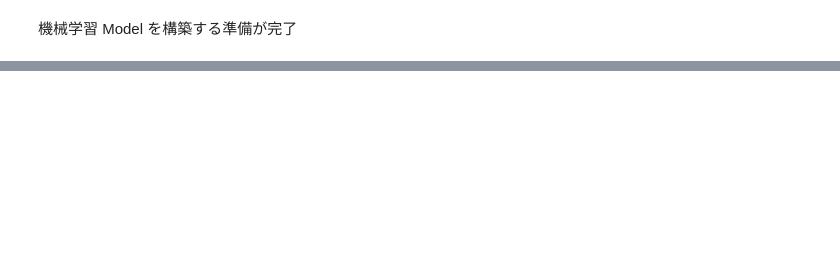
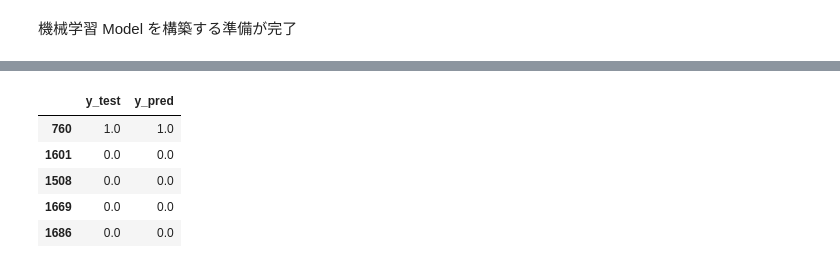
Before and after one commit to 1024xx4/data_analysis_100_knock, a Jupyter notebook: predict_withdrawal.ipynb, the cells around one changed output, grey strips where cells are left out. Drawn from its saved outputs; the diff is of its cells as text; code cells hidden in the pictures; blank space fills up the shorter version.

Commit message:
Practice Knock47: 決定木を用いて退会予測 Model を作成してみよう

```diff
--- a/predict_withdrawal.ipynb
+++ b/predict_withdrawal.ipynb
@@ -241,0 +245,17 @@ predict_data.head()
+# %%
+from sklearn.tree import DecisionTreeClassifier # 決定木を使用するための Library を Import
+import sklearn.model_selection # 学習 Data と評価 Data の分割に必要な Library
+
+exit = predict_data.loc[predict_data['is_deleted'] == 1]
+conti = predict_data.loc[predict_data['is_deleted'] == 0].sample(len(exit)) # 退会 Data と継続 Data の数を Random に抽出して合わせている。
+
+X = pd.concat([exit, conti], ignore_index=True)
+y = X['is_deleted'] # 目的変数(予測に使う変数)
+del X['is_deleted'] # 説明変数(予測したい変数)
+X_train, X_test, y_train, y_test = sklearn.model_selection.train_test_split(X, y) # 学習 Data と評価 Data の分割
+
+model = DecisionTreeClassifier(random_state=0) # Model を定義
+model.fit(X_train, y_train) # 学習用 Data を指定し、Model の構築
+y_test_pred = model.predict(X_test) # 構築した Model を用いて評価 Data の予測
+print('1: 退会 / 0: 継続')
+print(y_test_pred)
@@ -241,0 +280,11 @@ predict_data.head()
+# %%
+# 正解との比較
+results_test = pd.DataFrame({'y_test': y_test, 'y_pred': y_test_pred})
+results_test.head()
+# %% [output]
+|  | y_test | y_pred |
+| 760 | 1.0 | 1.0 |
+| 1601 | 0.0 | 0.0 |
+| 1508 | 0.0 | 0.0 |
+| 1669 | 0.0 | 0.0 |
+| 1686 | 0.0 | 0.0 |
```
Also changed, not shown: parts of 10 cells of this notebook.
